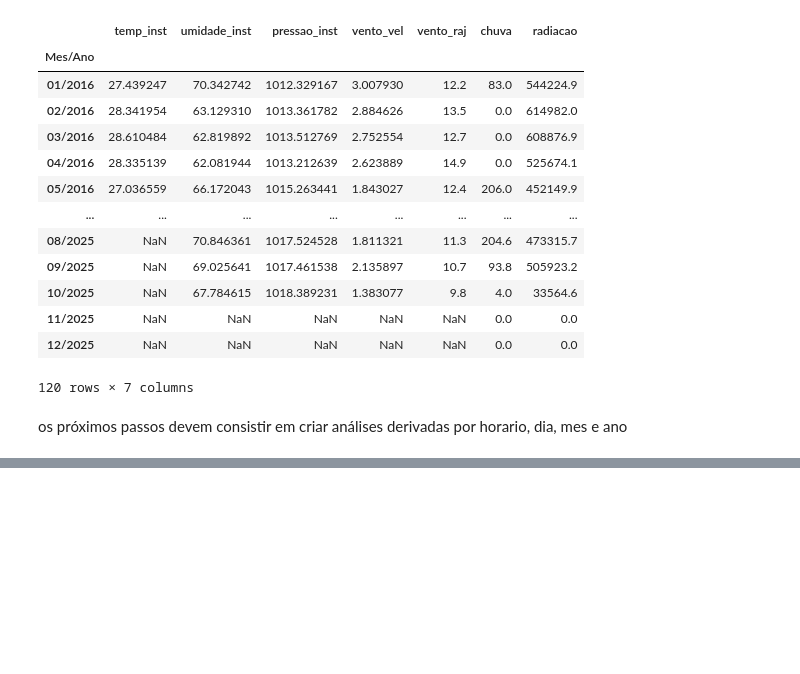
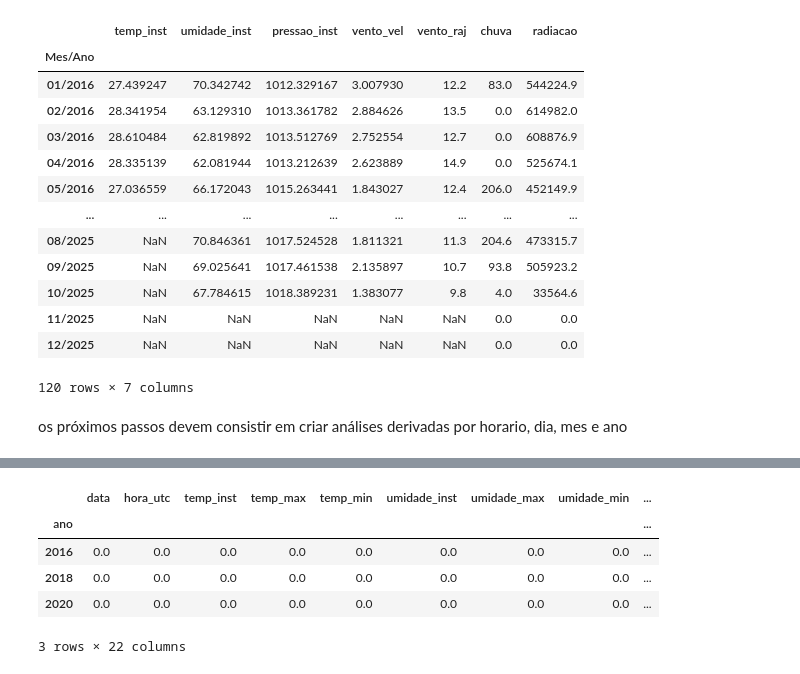
Before and after one commit to ladata-ufs/LAPIDADOS-V2, a Jupyter notebook: Estação Tupã/Grupo de Trabalho 1/francisco-almir/LAPIDADOS_V2.ipynb, the cells around one changed output, grey strips where cells are left out. Drawn from its saved outputs; the diff is of its cells as text; code cells hidden in the pictures; blank space fills up the shorter version.

```diff
--- a/Estação Tupã/Grupo de Trabalho 1/francisco-almir/LAPIDADOS_V2.ipynb
+++ b/Estação Tupã/Grupo de Trabalho 1/francisco-almir/LAPIDADOS_V2.ipynb
@@ -237,0 +257,19 @@ os próximos passos devem consistir em criar análises derivadas por horario, di
+# %%
+minimum_loss_df = df_historico[df_historico["ano"].isin([2016, 2018, 2020])].copy()
+
+numeric_cols = minimum_loss_df.select_dtypes(include=["float64"]).columns
+minimum_loss_df[numeric_cols] = minimum_loss_df[numeric_cols].interpolate(method="linear")
+# %%
+missing_by_year_2 = (minimum_loss_df.isna()
+  .groupby(minimum_loss_df["ano"])
+  .mean()
+  .mul(100)
+)
+missing_by_year_2
+# %% [output]
+|  | data | hora_utc | temp_inst | temp_max | temp_min | umidade_inst | umidade_max | umidade_min | ... |
+| ano |  |  |  |  |  |  |  |  | ... |
+| 2016 | 0.0 | 0.0 | 0.0 | 0.0 | 0.0 | 0.0 | 0.0 | 0.0 | ... |
+| 2018 | 0.0 | 0.0 | 0.0 | 0.0 | 0.0 | 0.0 | 0.0 | 0.0 | ... |
+| 2020 | 0.0 | 0.0 | 0.0 | 0.0 | 0.0 | 0.0 | 0.0 | 0.0 | ... |
+3 rows × 22 columns
```
Also changed, not shown: parts of 11 cells of this notebook, 5 other files.
